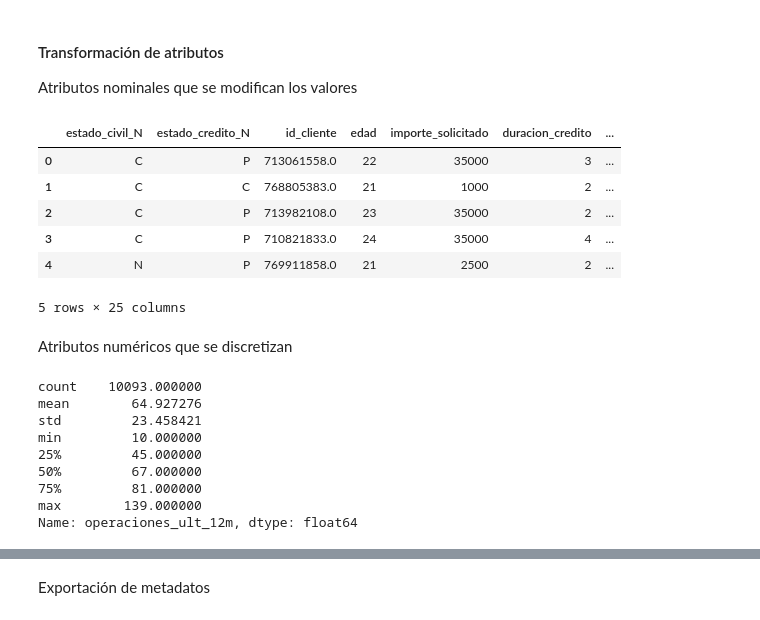
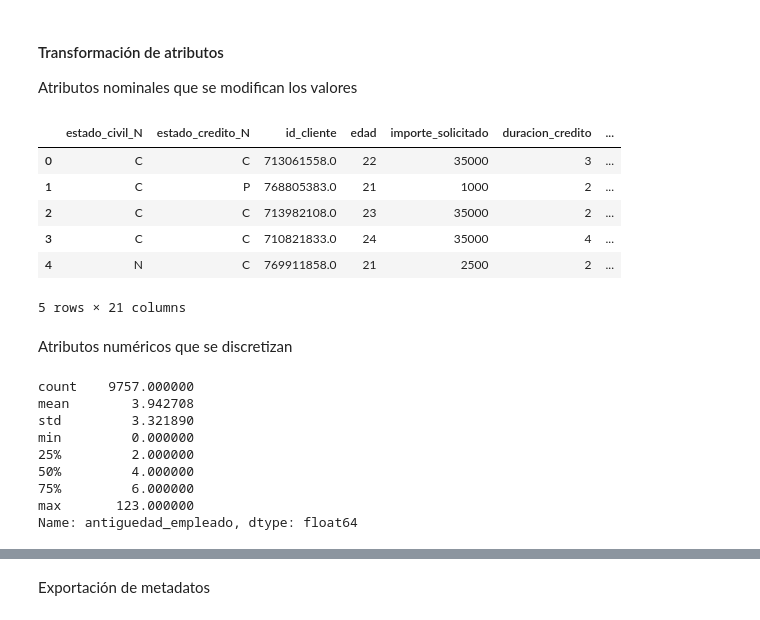
Before and after one commit to Jbonilla0092/13MDIB_JBONiILLA, a Jupyter notebook: notebooks/preparacion_datos/PD01-Transformaciones.ipynb, the cells around one changed output, grey strips where cells are left out. Drawn from its saved outputs; the diff is of its cells as text; code cells hidden in the pictures.

```diff
--- a/notebooks/preparacion_datos/PD01-Transformaciones.ipynb
+++ b/notebooks/preparacion_datos/PD01-Transformaciones.ipynb
@@ -201 +202,9 @@ vistos los resultados del análisis de correlaciones vemos que se presentan dos
 2. A un menor grado, la correlación entre los el importe solicitado y el pct_ingreso es de 68% si bien hay algo de variabilidad sigo considerando esta como una alta correlación, es por ello que propongo eliminar el pct_ingreso.
+# %%
+# Se establece qué columnas se eliminan
+
+col_eliminar_integrado = ['operaciones_ult_12m', 'regla_pct_ingresos', 'regla_pct_vivienda', 'pct_ingreso']
+
+# Se ejecuta la operación
+
+df_integrado.drop(col_eliminar_integrado, inplace=True, axis=1)
@@ -210,48 +226,48 @@ Atributos nominales que se modifican los valores
 # %%
 # Columna: estado_civil
 cambios_estado_civil = {
     'CASADO' : 'C',
     'SOLTERO' : 'S',
     'DESCONOCIDO' : 'N',
     'DIVORCIADO' : 'D',
 }
 
 estado_civil_N = df_integrado.loc[:, ('estado_civil')].map(cambios_estado_civil).rename('estado_civil_N')
 
 # Columna: estado_credito
 cambios_estado_credito = {
-    0: 'C',
-    1 : 'P',
+    0: 'P',
+    1 : 'C',
 }
 
 estado_credito_N = df_integrado.loc[:, ('estado_credito')].map(cambios_estado_credito).rename('estado_credito_N')
 
 df_final = pd.concat([estado_civil_N, estado_credito_N, df_integrado], axis=1)
 df_final.head()
 
 # Sobre este resultado será necesario eliminar las columnas auxiliares
 # %% [output]
 |  | estado_civil_N | estado_credito_N | id_cliente | edad | importe_solicitado | duracion_credito | ... |
-| 0 | C | P | 713061558.0 | 22 | 35000 | 3 | ... |
-| 1 | C | C | 768805383.0 | 21 | 1000 | 2 | ... |
-| 2 | C | P | 713982108.0 | 23 | 35000 | 2 | ... |
-| 3 | C | P | 710821833.0 | 24 | 35000 | 4 | ... |
-| 4 | N | P | 769911858.0 | 21 | 2500 | 2 | ... |
+| 0 | C | C | 713061558.0 | 22 | 35000 | 3 | ... |
+| 1 | C | P | 768805383.0 | 21 | 1000 | 2 | ... |
+| 2 | C | C | 713982108.0 | 23 | 35000 | 2 | ... |
+| 3 | C | C | 710821833.0 | 24 | 35000 | 4 | ... |
+| 4 | N | C | 769911858.0 | 21 | 2500 | 2 | ... |
-5 rows × 25 columns
+5 rows × 21 columns
 # %% [markdown]
 Atributos numéricos que se discretizan
 # %%
-df_integrado['operaciones_ult_12m'].describe()
+df_integrado['antiguedad_empleado'].describe()
 # %% [output]
-count    10093.000000
-mean        64.927276
-std         23.458421
-min         10.000000
-25%         45.000000
-50%         67.000000
-75%         81.000000
-max        139.000000
-Name: operaciones_ult_12m, dtype: float64
+count    9757.000000
+mean        3.942708
+std         3.321890
+min         0.000000
+25%         2.000000
+50%         4.000000
+75%         6.000000
+max       123.000000
+Name: antiguedad_empleado, dtype: float64
 # %%
 # Antiguedad del empleado
 
```
Also changed, not shown: parts of 5 cells of this notebook, 2 other files.
